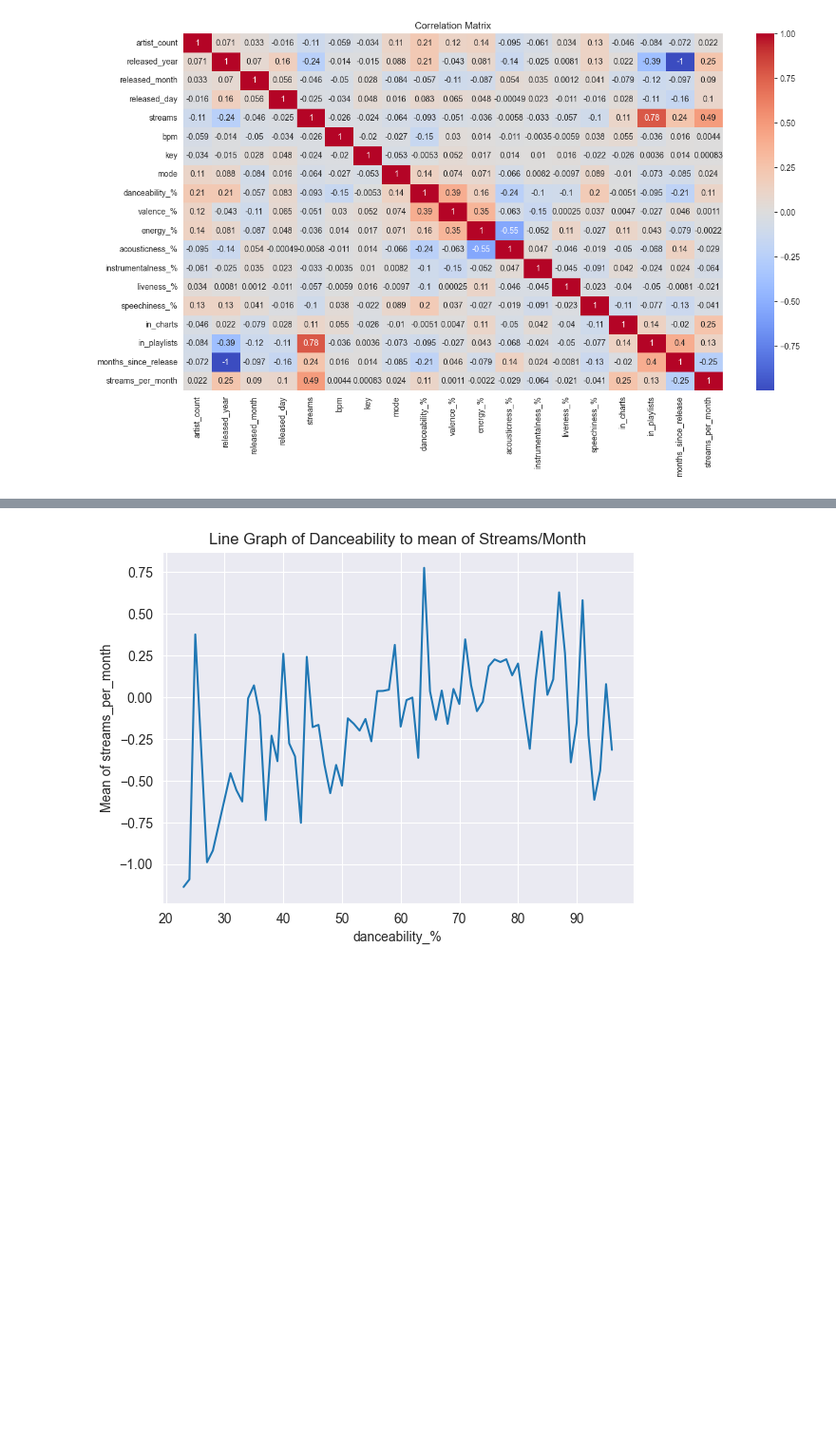
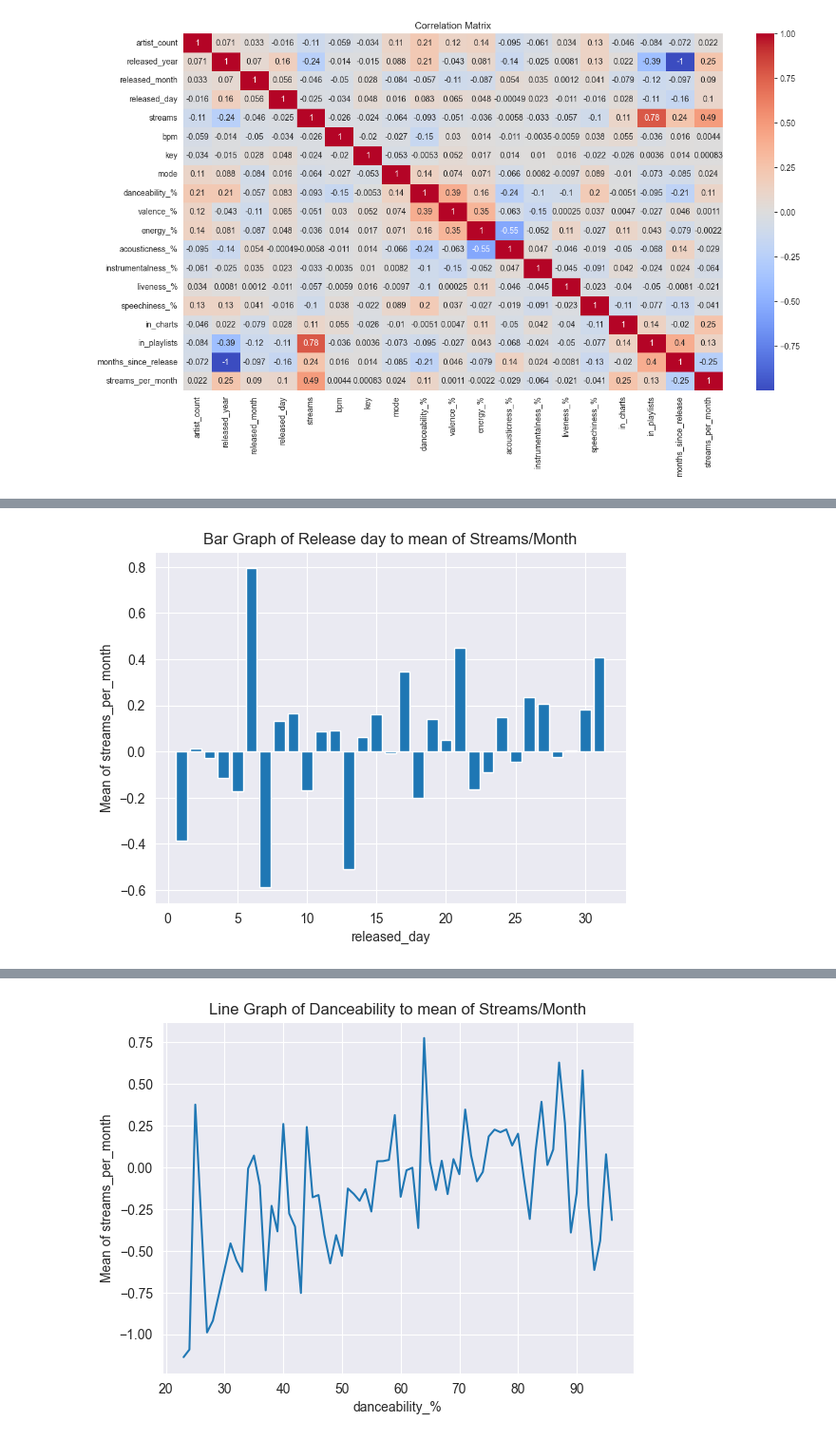
Before and after one commit to certificateofparticipation/VJCxTP-Hackathon-24, a Jupyter notebook: main.ipynb, the cells around one changed output, grey strips where cells are left out. Shown at 95% size. Cells and saved outputs as stored; diff of their text form; code cells hidden in the pictures; blank space fills up the shorter version.

```diff
--- a/main.ipynb
+++ b/main.ipynb
@@ -329,0 +332,9 @@ plt.show()
+# %%
+avg = df.groupby("released_day")["streams_per_month"].agg("mean")
+plt.bar(avg.index, avg.values)
+plt.title("Bar Graph of Release day to mean of Streams/Month")
+plt.xlabel("released_day")
+plt.ylabel("Mean of streams_per_month")
+plt.show()
+# %% [output]
+[figure, added]
```
Also changed, not shown: parts of 11 cells of this notebook.
